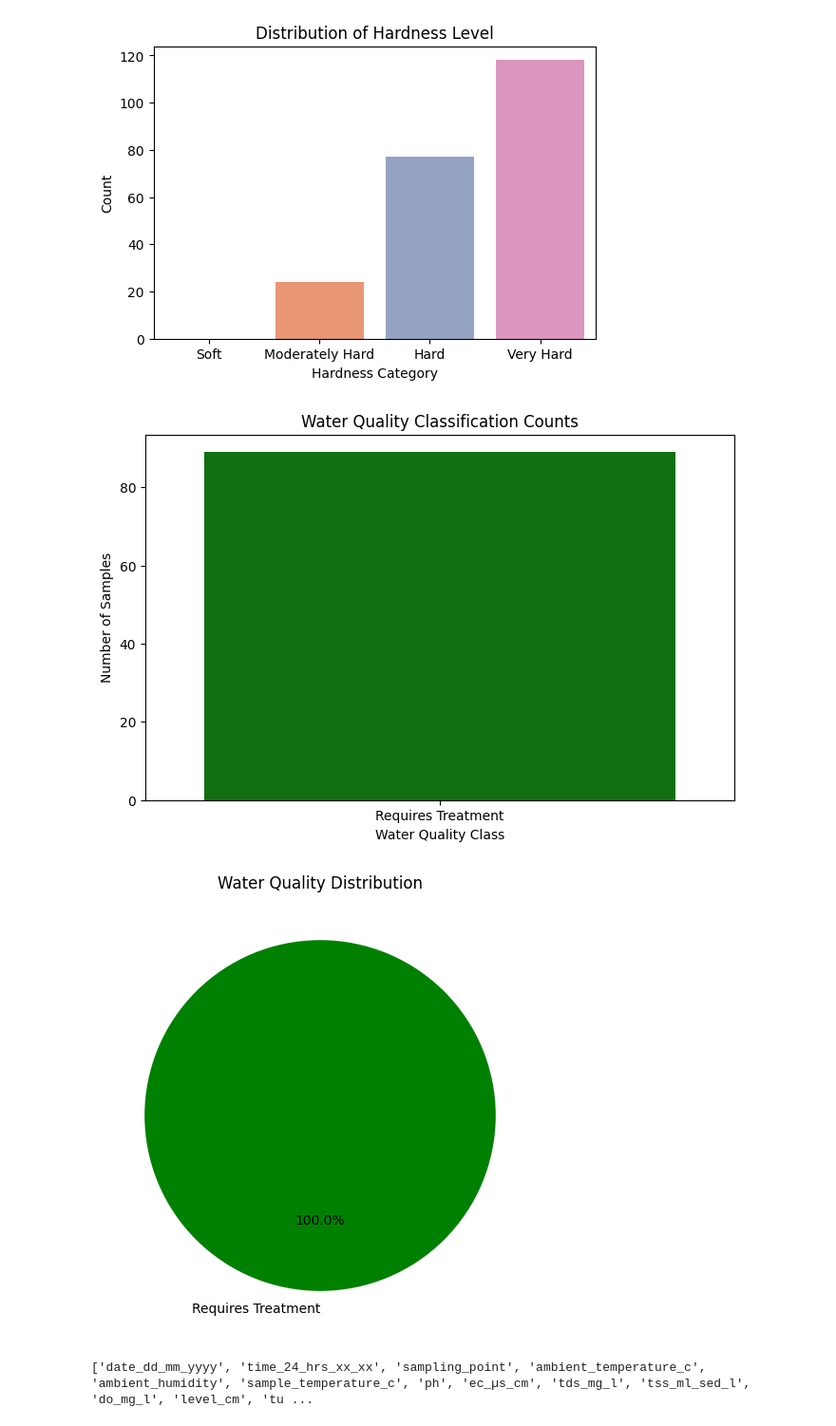
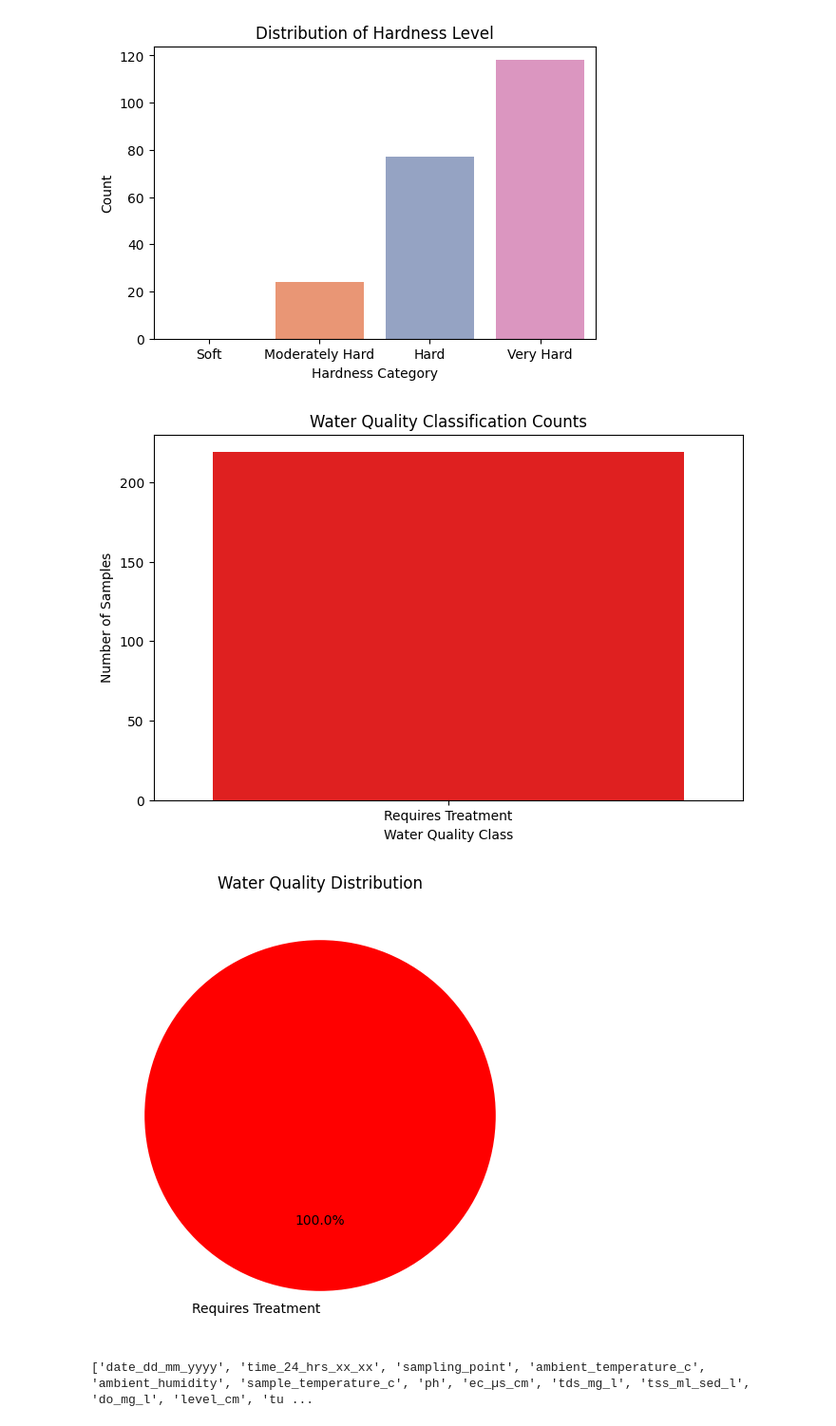
Before and after one commit to Jeremy809/Workplace, a Jupyter notebook: QCTO---Workplace-Module-Notebook-Template-4571.ipynb, the cells around one changed output. Shown at 95% size. Saved outputs shown, nothing was run; the diff lists cells and outputs as text; code cells hidden in the pictures.

```diff
--- a/QCTO---Workplace-Module-Notebook-Template-4571.ipynb
+++ b/QCTO---Workplace-Module-Notebook-Template-4571.ipynb
@@ -449,25 +449,25 @@ plt.show()
 [figure]
 # %%
 # Count of samples per Water Quality Class
-class_counts = df['water_quality_class'].value_counts()
+class_counts = df['water_quality_overall'].value_counts()
 
 # Bar Plot
 plt.figure(figsize=(8,5))
-sns.barplot(x=class_counts.index, y=class_counts.values, palette=['green', 'orange'])
+sns.barplot(x=class_counts.index, y=class_counts.values, palette=['red', 'orange'])
 plt.title("Water Quality Classification Counts")
 plt.xlabel("Water Quality Class")
 plt.ylabel("Number of Samples")
 plt.show()
 
 # Pie Chart
 plt.figure(figsize=(6,6))
 plt.pie(class_counts.values, labels=class_counts.index,
-        autopct='%1.1f%%', colors=['green','orange'], startangle=90)
+        autopct='%1.1f%%', colors=['red','orange'], startangle=90)
 plt.title("Water Quality Distribution")
 plt.show()
 # %% [output]
-[figure, old version]
+[figure, new version]
-[figure, old version]
+[figure, new version]
 # %%
 # Remove trailing underscores and spaces
 df.columns = df.columns.str.strip().str.rstrip('_').str.lower()
```
Also changed, not shown: parts of 13 cells of this notebook, 1 other file.
